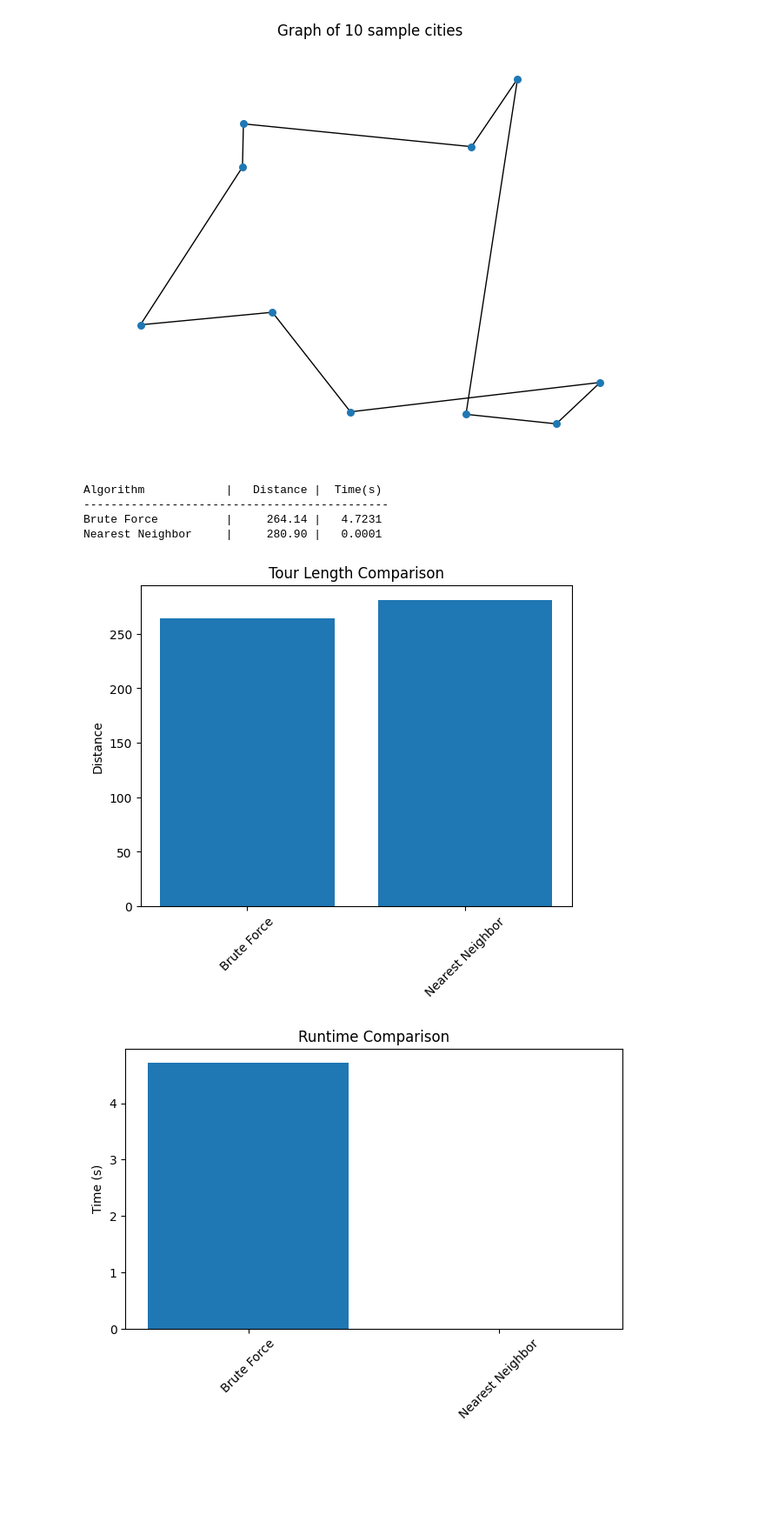
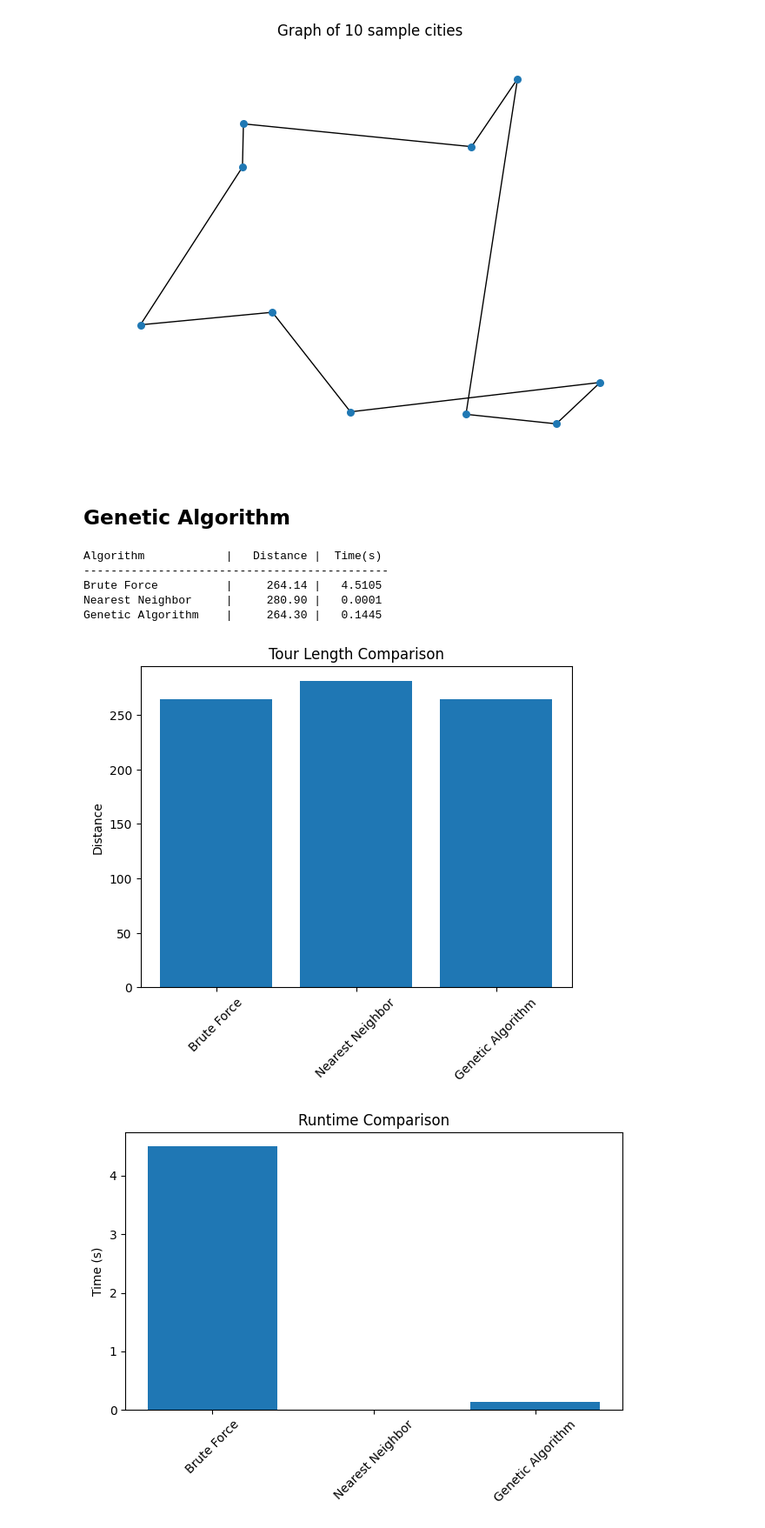
Before and after one commit to niceWizzard/GT_TSP_PS, a Jupyter notebook: random.ipynb, the cells around one changed output. Shown: that part at 87% size. Drawn from its saved outputs; the diff is of its cells as text; code cells hidden in the pictures; blank space fills up the shorter version.

Commit message:
Added genetic algo

```diff
--- a/random.ipynb
+++ b/random.ipynb
@@ -112,3 +112,5 @@ plt.title('Graph of 10 sample cities')
 plt.axis('off'); plt.show()
 # %% [output]
 [figure]
+# %% [markdown]
+## Genetic Algorithm
@@ -116,39 +228,40 @@ plt.axis('off'); plt.show()
 results = [
     ('Brute Force', best_length, brute_time),
     ('Nearest Neighbor', nn_length, nn_time),
-    # ('Genetic Algorithm', ga_length, ga_time),
+    ('Genetic Algorithm', ga_length, ga_time),
     # ('Simulated Annealing', best_e, sa_time),
     # ('Ant Colony', best_len, aco_time)
 ]
 
 # Table
 print(f"{'Algorithm':20s} | {'Distance':>10s} | {'Time(s)':>8s}")
 print('-'*45)
 for name, dist, t in results:
     print(f"{name:20s} | {dist:10.2f} | {t:8.4f}")
 
 # Charts
 labels = [r[0] for r in results]
 distances_cmp = [r[1] for r in results]
 times_cmp = [r[2] for r in results]
 
 plt.figure()
 plt.bar(labels, distances_cmp)
 plt.title('Tour Length Comparison')
 plt.ylabel('Distance')
 plt.xticks(rotation=45)
 
 plt.figure()
 plt.bar(labels, times_cmp)
 plt.title('Runtime Comparison')
 plt.ylabel('Time (s)')
 plt.xticks(rotation=45)
 plt.tight_layout()
 plt.show()
 # %% [output]
 Algorithm            |   Distance |  Time(s)
 ---------------------------------------------
-Brute Force          |     264.14 |   4.7231
+Brute Force          |     264.14 |   4.5105
 Nearest Neighbor     |     280.90 |   0.0001
+Genetic Algorithm    |     264.30 |   0.1445
-[figure, old version]
+[figure, new version]
-[figure, old version]
+[figure, new version]
```
Also changed, not shown: parts of 3 cells of this notebook.
